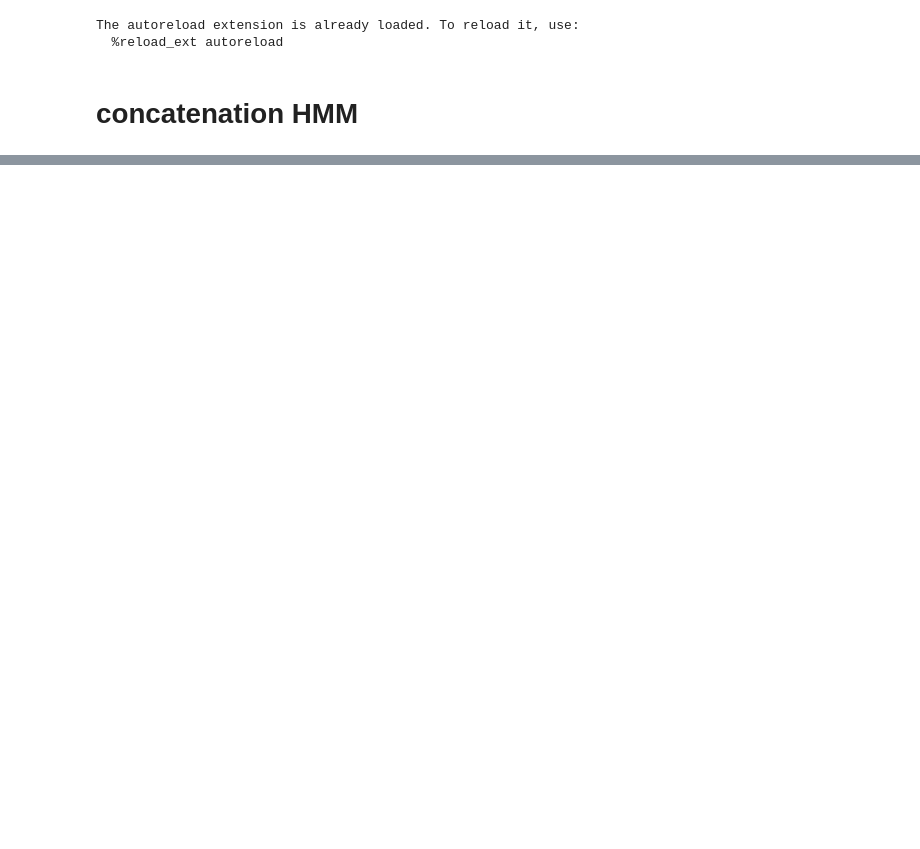
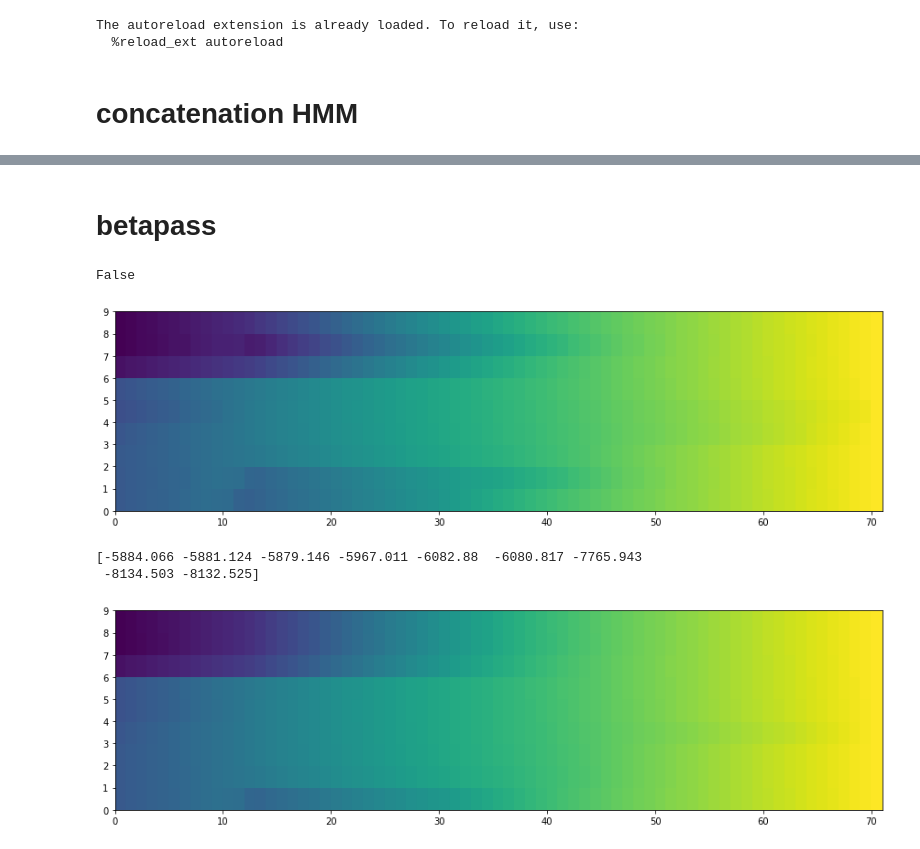
Before and after one commit to DominikVincent/speachAndSpeaker, a Jupyter notebook: lab2/Untitled.ipynb, the cells around one changed output, grey strips where cells are left out. Cells and saved outputs as stored; diff of their text form; code cells hidden in the pictures; blank space fills up the shorter version.

```diff
--- a/lab2/Untitled.ipynb
+++ b/lab2/Untitled.ipynb
@@ -58,0 +110,19 @@ wordHMMs['o'] = concatHMMs(phoneHMMs, isolated['o'])
+# %% [markdown]
+# betapass
+# %%
+betas = backward(example['obsloglik'], np.log(wordHMMs['o']['startprob']), np.log(wordHMMs['o']['transmat']))
+
+#print(alphas)
+print(np.allclose(betas, example['logalpha']))
+
+plt.pcolormesh(betas.T)
+plt.show()
+plt.pcolormesh(example['logbeta'].T)
+#print(example['logbeta'][0])
+plt.show()
+# %% [output]
+False
+[figure, added]
+[-5884.066 -5881.124 -5879.146 -5967.011 -6082.88  -6080.817 -7765.943
+ -8134.503 -8132.525]
+[figure, added]
```
Also changed, not shown: parts of 11 cells of this notebook, 1 other file.
